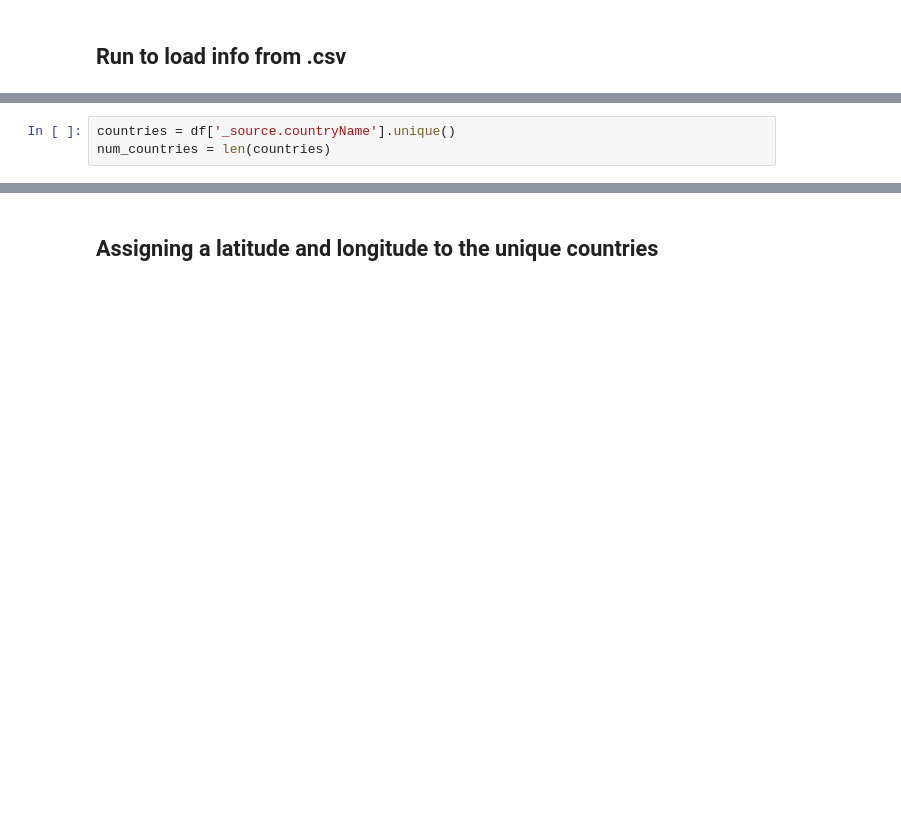
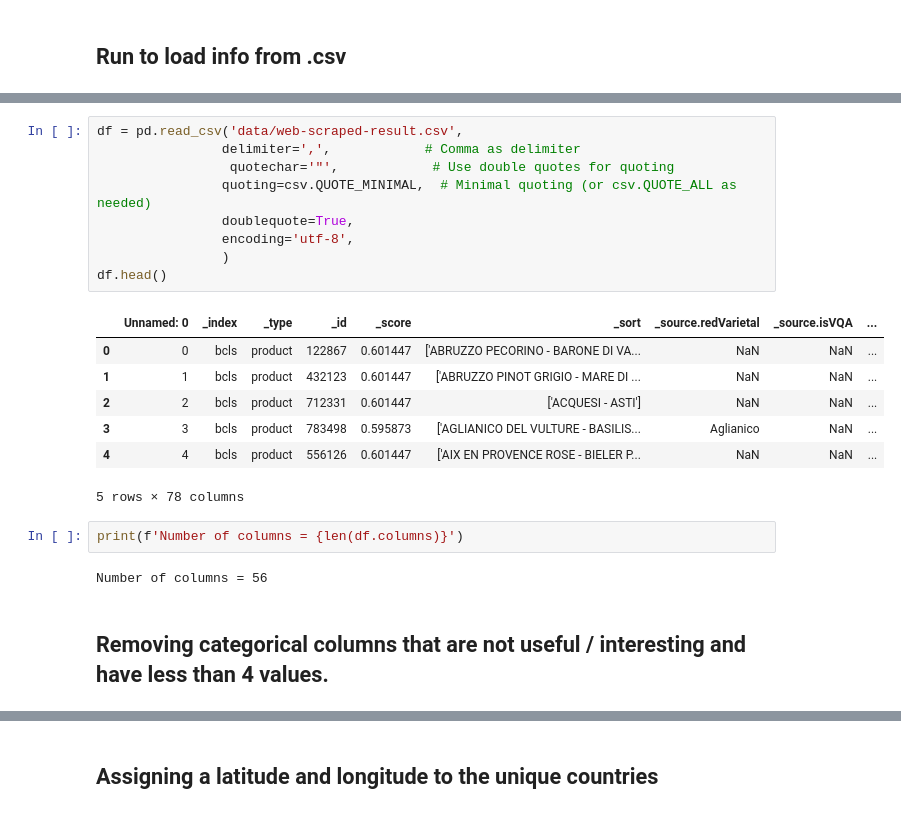
Before and after one commit to johann997/BCL_WebScrape, a Jupyter notebook: src/BLCWebScrape/BCLWebScrape_Insomnia.ipynb, the cells around one changed output, grey strips where cells are left out. Drawn from its saved outputs; the diff is of its cells as text; blank space fills up the shorter version.

```diff
--- a/src/BLCWebScrape/BCLWebScrape_Insomnia.ipynb
+++ b/src/BLCWebScrape/BCLWebScrape_Insomnia.ipynb
@@ -86,3 +75,23 @@ df
-# %%
-countries = df['_source.countryName'].unique()
-num_countries = len(countries)
+# %%
+df = pd.read_csv('data/web-scraped-result.csv',
+                delimiter=',',            # Comma as delimiter
+                 quotechar='"',            # Use double quotes for quoting
+                quoting=csv.QUOTE_MINIMAL,  # Minimal quoting (or csv.QUOTE_ALL as needed)
+                doublequote=True,
+                encoding='utf-8',
+                )
+df.head()
+# %% [output]
+|  | Unnamed: 0 | _index | _type | _id | _score | _sort | _source.redVarietal | _source.isVQA | ... |
+| 0 | 0 | bcls | product | 122867 | 0.601447 | ['ABRUZZO PECORINO - BARONE DI VA... | NaN | NaN | ... |
+| 1 | 1 | bcls | product | 432123 | 0.601447 | ['ABRUZZO PINOT GRIGIO - MARE DI ... | NaN | NaN | ... |
+| 2 | 2 | bcls | product | 712331 | 0.601447 | ['ACQUESI - ASTI'] | NaN | NaN | ... |
+| 3 | 3 | bcls | product | 783498 | 0.595873 | ['AGLIANICO DEL VULTURE - BASILIS... | Aglianico | NaN | ... |
+| 4 | 4 | bcls | product | 556126 | 0.601447 | ['AIX EN PROVENCE ROSE - BIELER P... | NaN | NaN | ... |
+5 rows × 78 columns
+# %%
+print(f'Number of columns = {len(df.columns)}')
+# %% [output]
+Number of columns = 56
+# %% [markdown]
+## Removing categorical columns that are not useful / interesting and have less than 4 values.
```
Also changed, not shown: parts of 19 cells of this notebook.
